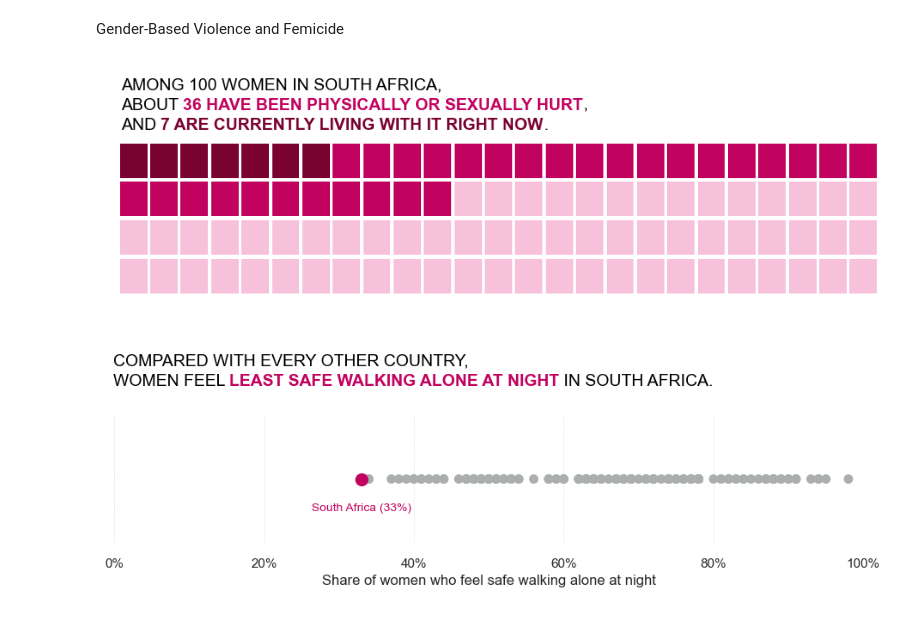
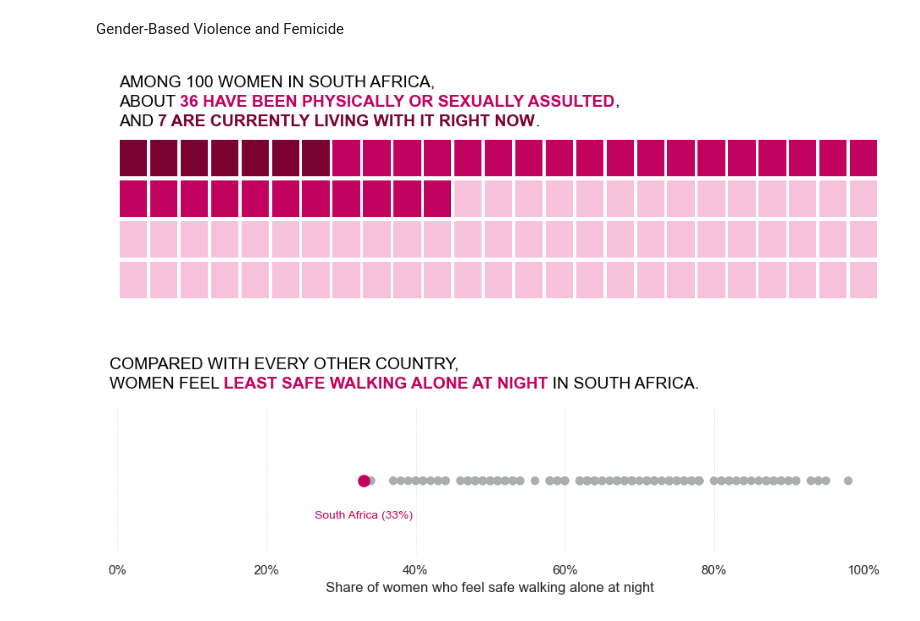
Before and after one commit to nataschaminnitt/16_days_of_activism, a Jupyter notebook: theme_a_gbv_sa.ipynb, the cells around one changed output. Saved outputs shown, nothing was run; the diff lists cells and outputs as text; code cells hidden in the pictures.

```diff
--- a/theme_a_gbv_sa.ipynb
+++ b/theme_a_gbv_sa.ipynb
@@ -7,4 +7,4 @@ import matplotlib.pyplot as plt
 import seaborn as sns
 from highlight_text import fig_text
 
-sns.set_theme(style="white", context="talk")
+sns.set_theme(style="white", context="notebook")
@@ -30,8 +12,8 @@ ip_femicide_share = 0.60      # e.g. 60% of women killed by intimate partner/fam
 country_label = "South Africa"
 
 # from earlier cells
-# lifetime_prevalence = 0.355
-# past_year_prevalence = 0.07
+lifetime_prevalence = 0.355
+past_year_prevalence = 0.07
 
 n_total = 100
 n_lifetime = int(round(lifetime_prevalence * n_total))   # e.g. 36
@@ -84,39 +66,41 @@ for _, r in df.iterrows():
         linewidth=0
     )
     ax.add_patch(rect)
 
 ax.set_xlim(-0.5, n_cols)
 ax.set_ylim(-0.5, n_rows)
 ax.set_xticks([])
 ax.set_yticks([])
 
 # ---- TITLE WITH fig_text + HIGHLIGHTED BITS ----
 title_string = (
     "AMONG 100 WOMEN IN SOUTH AFRICA,\n"
-    f"ABOUT <{n_lifetime} HAVE BEEN PHYSICALLY OR SEXUALLY HURT>,\n"
+    f"ABOUT <{n_lifetime} HAVE BEEN PHYSICALLY OR SEXUALLY ASSULTED>,\n"
     f"AND <{n_current} ARE CURRENTLY LIVING WITH IT RIGHT NOW>."
 )
 
 fig_text(
-    x=0.09,
-    y=1,
+    x=0.083,
+    y=1.02,
     s=title_string,
     highlight_textprops=[
         {"color": lifetime_color, "weight": "bold"},  # first <...>
         {"color": current_color,  "weight": "bold"},  # second <...>
     ],
     color=title_color,        # base text colour
     fontsize=14,
     va="top",
     fig=fig,                  # make sure it draws on this figure
 )
 
 plt.tight_layout()
-plt.savefig("img/day1_exp_violence.png", dpi=300, bbox_inches="tight")
+plt.savefig("img/dayX_exp_violence.png", dpi=300, bbox_inches="tight")
 plt.show()
 # %% [output]
-[figure, old version]
+[figure, new version]
 # %%
+# How safe do women feel just walking home?
+
 # Read your data
 df = pd.read_excel("data/safe_walk_2024.xlsx")
 
@@ -166,7 +150,7 @@ title = (
 )
 
 fig_text(
-    x=0.08,
+    x=0.07,
     y=1,
     s=title,
     highlight_textprops=[
@@ -189,8 +173,8 @@ ax.text(
 )
 
 plt.tight_layout()
-plt.savefig("img/day2_feel_safe_global_dotplot.png", dpi=300, bbox_inches="tight")
+plt.savefig("img/dayX_feel_safe_global_dotplot.png", dpi=300, bbox_inches="tight")
 plt.show()
 # %% [output]
-[figure, old version]
+[figure, new version]
 # %%
```
Also changed, not shown: parts of 15 cells of this notebook, 29 other files.
